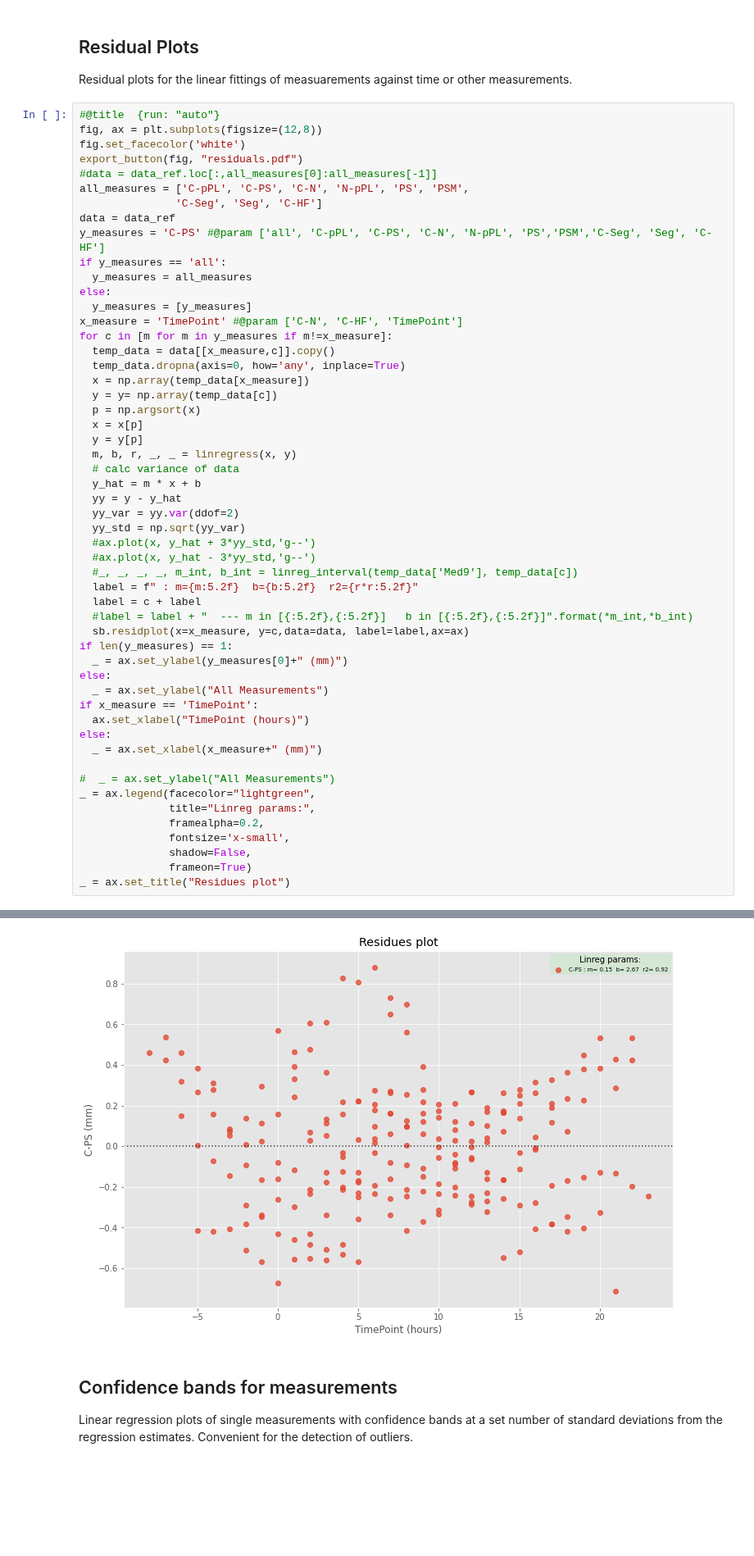
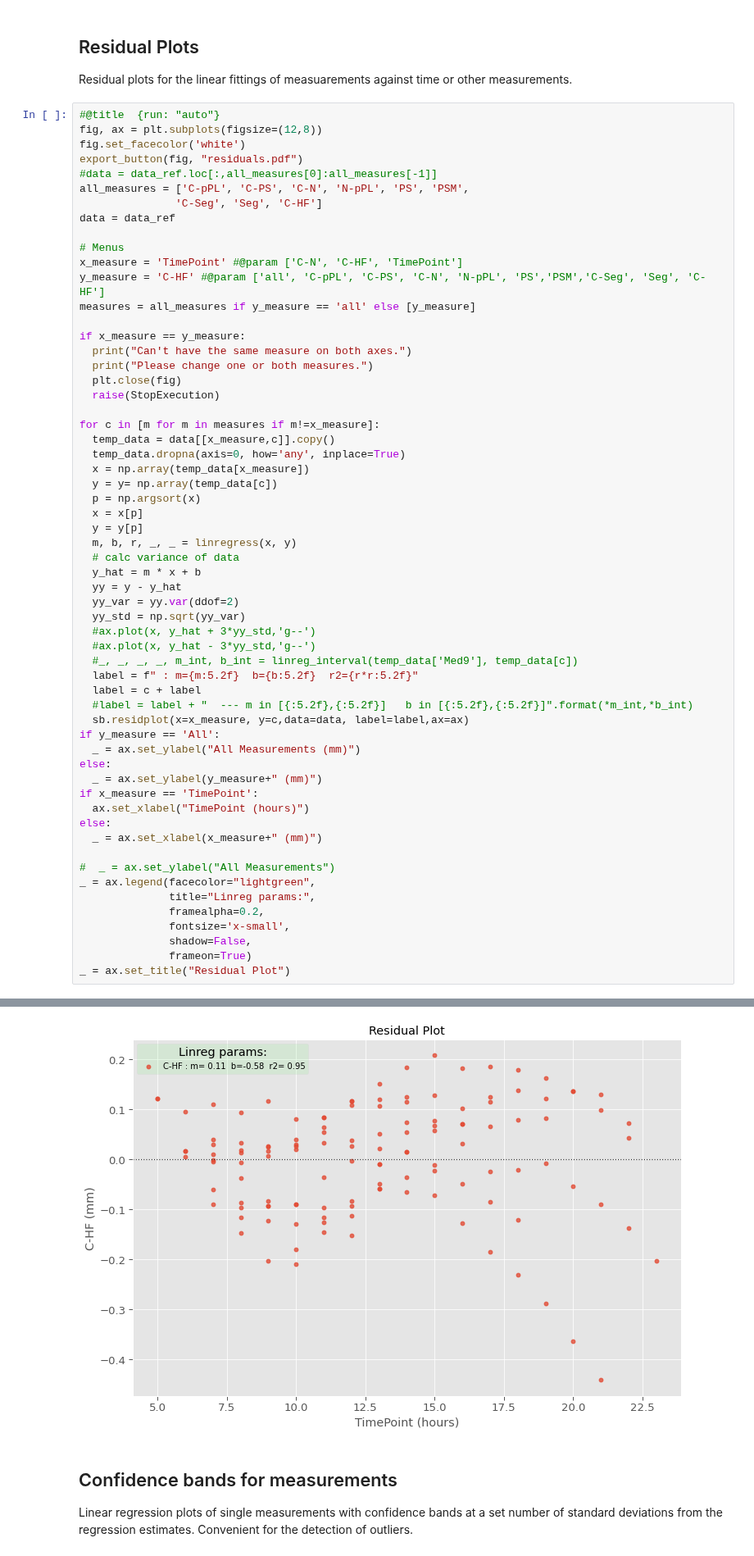
Before and after one commit to pjmartel/ChEEQ_tool, a Jupyter notebook: embryo_tool.ipynb, the cells around one changed output, grey strips where cells are left out. Shown at 82% size. Saved outputs shown, nothing was run; the diff lists cells and outputs as text; blank space fills up the shorter version.

```diff
--- a/embryo_tool.ipynb
+++ b/embryo_tool.ipynb
@@ -418,13 +417,19 @@ export_button(fig, "residuals.pdf")
 all_measures = ['C-pPL', 'C-PS', 'C-N', 'N-pPL', 'PS', 'PSM',
                'C-Seg', 'Seg', 'C-HF']
 data = data_ref
-y_measures = 'C-PS' #@param ['all', 'C-pPL', 'C-PS', 'C-N', 'N-pPL', 'PS','PSM','C-Seg', 'Seg', 'C-HF']
-if y_measures == 'all':
-  y_measures = all_measures
-else:
-  y_measures = [y_measures]
+
+# Menus
 x_measure = 'TimePoint' #@param ['C-N', 'C-HF', 'TimePoint']
-for c in [m for m in y_measures if m!=x_measure]:
+y_measure = 'C-HF' #@param ['all', 'C-pPL', 'C-PS', 'C-N', 'N-pPL', 'PS','PSM','C-Seg', 'Seg', 'C-HF']
+measures = all_measures if y_measure == 'all' else [y_measure]
+
+if x_measure == y_measure:
+  print("Can't have the same measure on both axes.")
+  print("Please change one or both measures.")
+  plt.close(fig)
+  raise(StopExecution)
+
+for c in [m for m in measures if m!=x_measure]:
   temp_data = data[[x_measure,c]].copy()
   temp_data.dropna(axis=0, how='any', inplace=True)
   x = np.array(temp_data[x_measure])
@@ -433,38 +438,38 @@ for c in [m for m in y_measures if m!=x_measure]:
   x = x[p]
   y = y[p]
   m, b, r, _, _ = linregress(x, y)
   # calc variance of data
   y_hat = m * x + b
   yy = y - y_hat
   yy_var = yy.var(ddof=2)
   yy_std = np.sqrt(yy_var)
   #ax.plot(x, y_hat + 3*yy_std,'g--')
   #ax.plot(x, y_hat - 3*yy_std,'g--')
   #_, _, _, _, m_int, b_int = linreg_interval(temp_data['Med9'], temp_data[c])
   label = f" : m={m:5.2f}  b={b:5.2f}  r2={r*r:5.2f}"
   label = c + label
   #label = label + "  --- m in [{:5.2f},{:5.2f}]   b in [{:5.2f},{:5.2f}]".format(*m_int,*b_int)
   sb.residplot(x=x_measure, y=c,data=data, label=label,ax=ax)
-if len(y_measures) == 1:
-  _ = ax.set_ylabel(y_measures[0]+" (mm)")
+if y_measure == 'All':
+  _ = ax.set_ylabel("All Measurements (mm)")
 else:
-  _ = ax.set_ylabel("All Measurements")
+  _ = ax.set_ylabel(y_measure+" (mm)")
 if x_measure == 'TimePoint':
   ax.set_xlabel("TimePoint (hours)")
 else:
   _ = ax.set_xlabel(x_measure+" (mm)")
 
 #  _ = ax.set_ylabel("All Measurements")
 _ = ax.legend(facecolor="lightgreen",
               title="Linreg params:",
               framealpha=0.2,
               fontsize='x-small',
               shadow=False,
               frameon=True)
-_ = ax.set_title("Residues plot")
+_ = ax.set_title("Residual Plot")
 # %% [output]
 [interactive output not drawn]
-[figure, old version]
+[figure, new version]
 # %% [markdown]
 ## Confidence bands for measurements
 Linear regression plots of single measurements with confidence bands at a set number of standard deviations from the regression estimates. Convenient for the detection of outliers.
```
Also changed, not shown: parts of 6 cells of this notebook.
